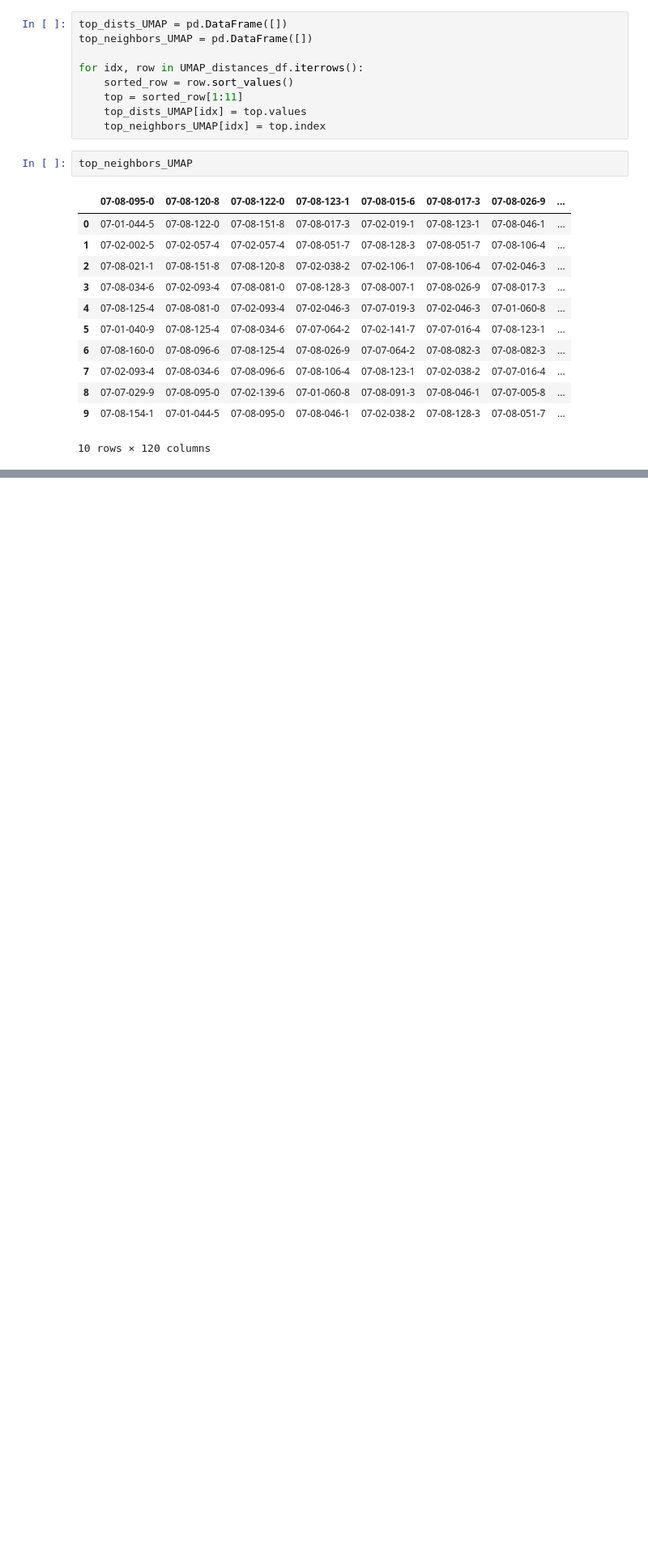
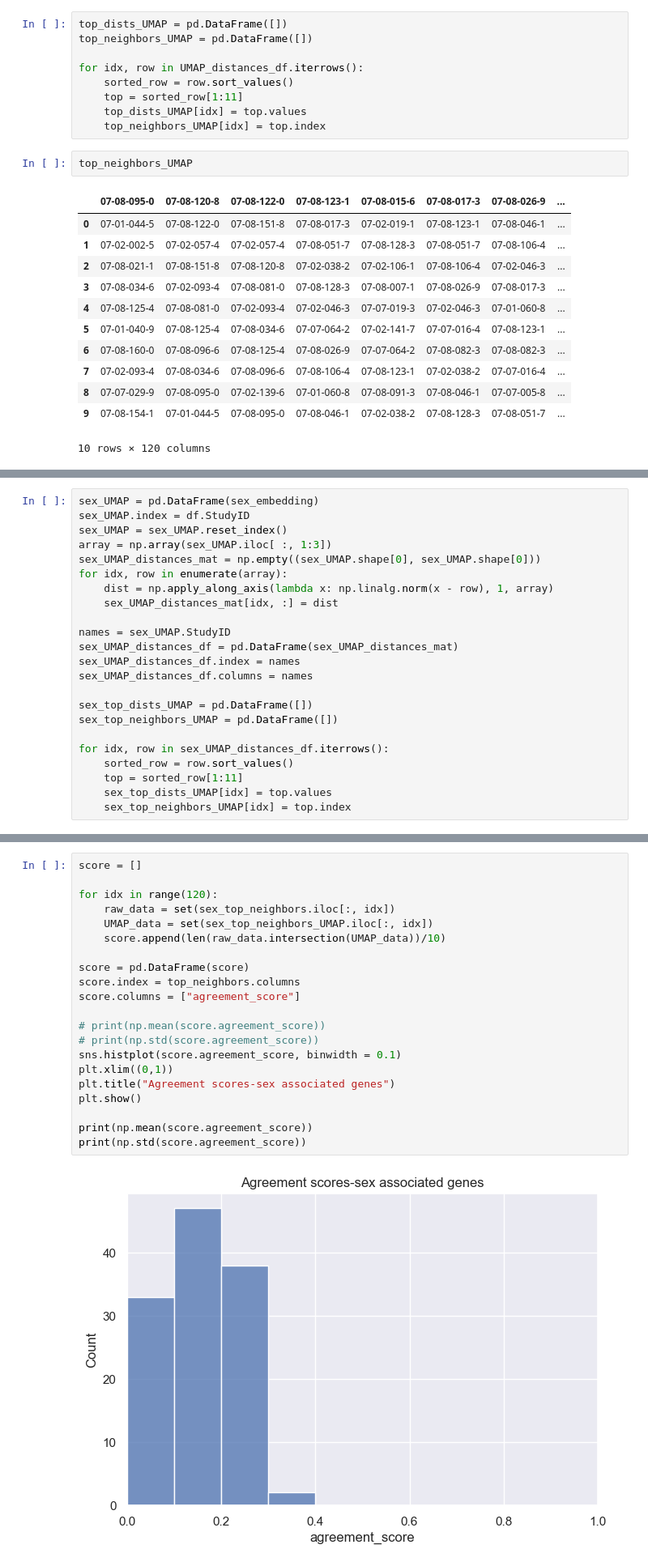
Before and after one commit to monicagould/BIOS-26211-Final, a Jupyter notebook: UMAP_project.ipynb, the cells around one changed output, grey strips where cells are left out. Shown: that part at 81% size. Drawn from its saved outputs; the diff is of its cells as text; blank space fills up the shorter version.

Commit message:
Update UMAP_project.ipynb
added more nearest neighbors

```diff
--- a/UMAP_project.ipynb
+++ b/UMAP_project.ipynb
@@ -378,0 +395,23 @@ score
+# %%
+sex_UMAP = pd.DataFrame(sex_embedding)
+sex_UMAP.index = df.StudyID
+sex_UMAP = sex_UMAP.reset_index()
+array = np.array(sex_UMAP.iloc[ :, 1:3])
+sex_UMAP_distances_mat = np.empty((sex_UMAP.shape[0], sex_UMAP.shape[0]))
+for idx, row in enumerate(array):
+    dist = np.apply_along_axis(lambda x: np.linalg.norm(x - row), 1, array)
+    sex_UMAP_distances_mat[idx, :] = dist
+
+names = sex_UMAP.StudyID
+sex_UMAP_distances_df = pd.DataFrame(sex_UMAP_distances_mat)
+sex_UMAP_distances_df.index = names
+sex_UMAP_distances_df.columns = names
+
+sex_top_dists_UMAP = pd.DataFrame([])
+sex_top_neighbors_UMAP = pd.DataFrame([])
+
+for idx, row in sex_UMAP_distances_df.iterrows():
+    sorted_row = row.sort_values()
+    top = sorted_row[1:11]
+    sex_top_dists_UMAP[idx] = top.values
+    sex_top_neighbors_UMAP[idx] = top.index
@@ -378,0 +433,23 @@ score
+# %%
+score = []
+
+for idx in range(120):
+    raw_data = set(sex_top_neighbors.iloc[:, idx])
+    UMAP_data = set(sex_top_neighbors_UMAP.iloc[:, idx])
+    score.append(len(raw_data.intersection(UMAP_data))/10)
+
+score = pd.DataFrame(score)
+score.index = top_neighbors.columns
+score.columns = ["agreement_score"]
+
+# print(np.mean(score.agreement_score))
+# print(np.std(score.agreement_score))
+sns.histplot(score.agreement_score, binwidth = 0.1)
+plt.xlim((0,1))
+plt.title("Agreement scores-sex associated genes")
+plt.show()
+
+print(np.mean(score.agreement_score))
+print(np.std(score.agreement_score))
+# %% [output]
+[figure, added]
```
Also changed, not shown: parts of 8 cells of this notebook.
